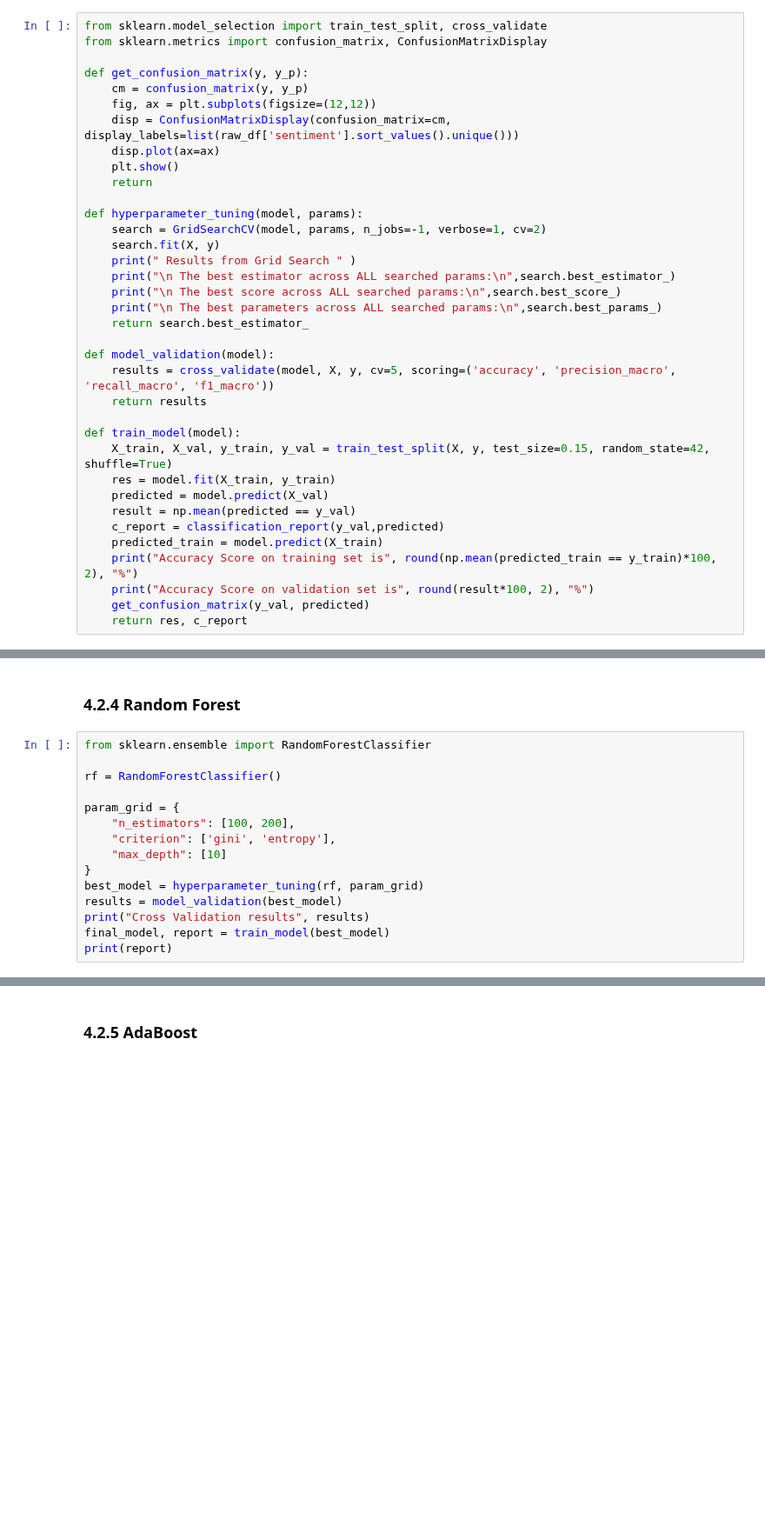
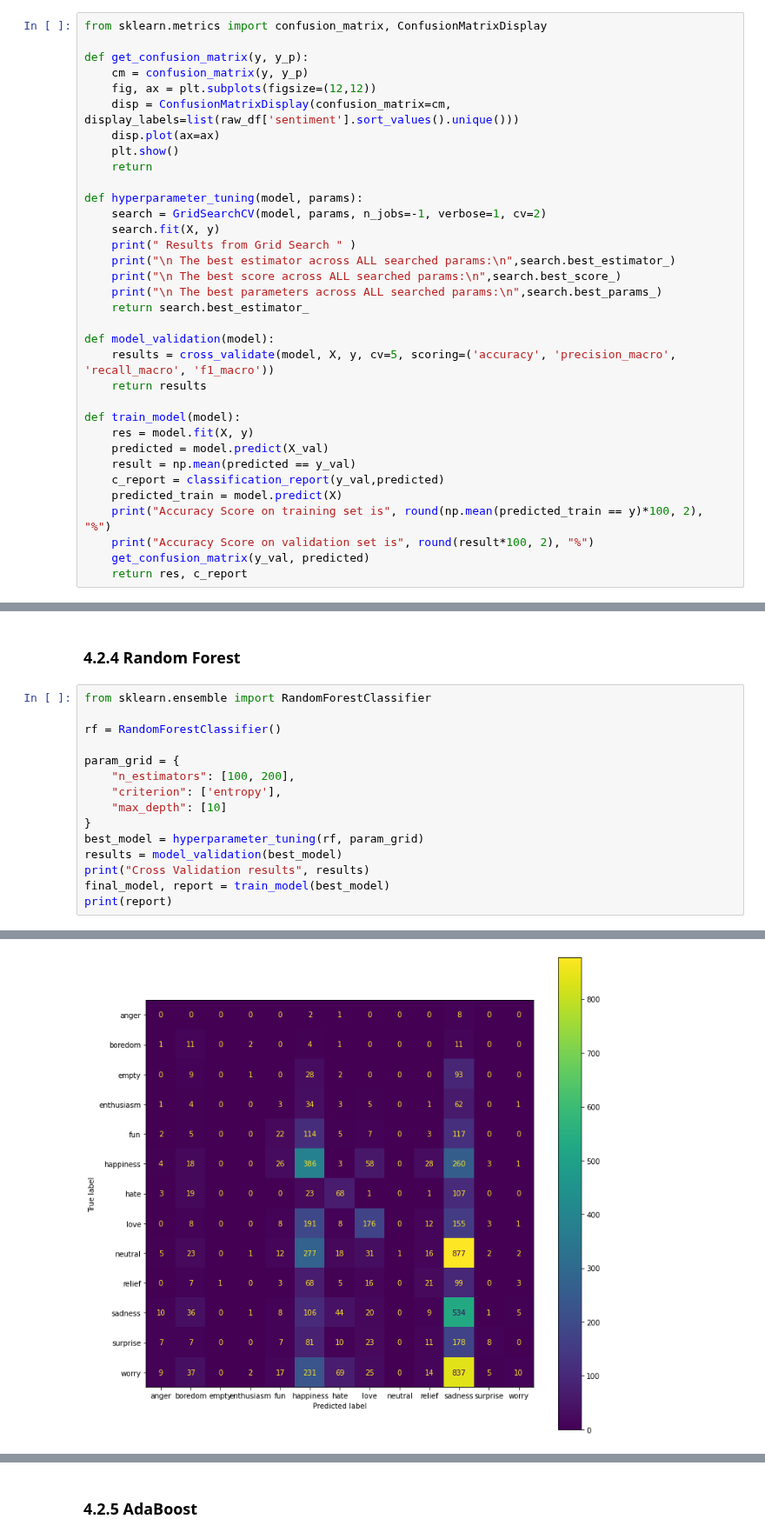
Before and after one commit to NickTzan/tweet-sentiment-analysis, a Jupyter notebook: src/final-sentiment-analysis.ipynb, the cells around one changed output, grey strips where cells are left out. Shown at 87% size. Saved outputs shown, nothing was run; the diff lists cells and outputs as text; blank space fills up the shorter version.

```diff
--- a/src/final-sentiment-analysis.ipynb
+++ b/src/final-sentiment-analysis.ipynb
@@ -310,7 +316,6 @@ ax = y.value_counts().plot(kind='bar',
 >   * 5-fold Cross Validation
 >   * Model Training
 # %%
-from sklearn.model_selection import train_test_split, cross_validate
 from sklearn.metrics import confusion_matrix, ConfusionMatrixDisplay
 
 def get_confusion_matrix(y, y_p):
@@ -335,13 +340,12 @@ def model_validation(model):
     return results
 
 def train_model(model):
-    X_train, X_val, y_train, y_val = train_test_split(X, y, test_size=0.15, random_state=42, shuffle=True)
-    res = model.fit(X_train, y_train)
+    res = model.fit(X, y)
     predicted = model.predict(X_val)
     result = np.mean(predicted == y_val)
     c_report = classification_report(y_val,predicted)
-    predicted_train = model.predict(X_train)
-    print("Accuracy Score on training set is", round(np.mean(predicted_train == y_train)*100, 2), "%")
+    predicted_train = model.predict(X)
+    print("Accuracy Score on training set is", round(np.mean(predicted_train == y)*100, 2), "%")
     print("Accuracy Score on validation set is", round(result*100, 2), "%")
     get_confusion_matrix(y_val, predicted)
     return res, c_report
@@ -406,7 +516,7 @@ rf = RandomForestClassifier()
 
 param_grid = {
     "n_estimators": [100, 200],
-    "criterion": ['gini', 'entropy'],
+    "criterion": ['entropy'],
     "max_depth": [10]
 }
 best_model = hyperparameter_tuning(rf, param_grid)
@@ -414,3 +524,4 @@ results = model_validation(best_model)
 print("Cross Validation results", results)
 final_model, report = train_model(best_model)
 print(report)
+# %% [output]
@@ -416,0 +542 @@ print(report)
+[figure, added]
```
Also changed, not shown: parts of 11 cells of this notebook.
